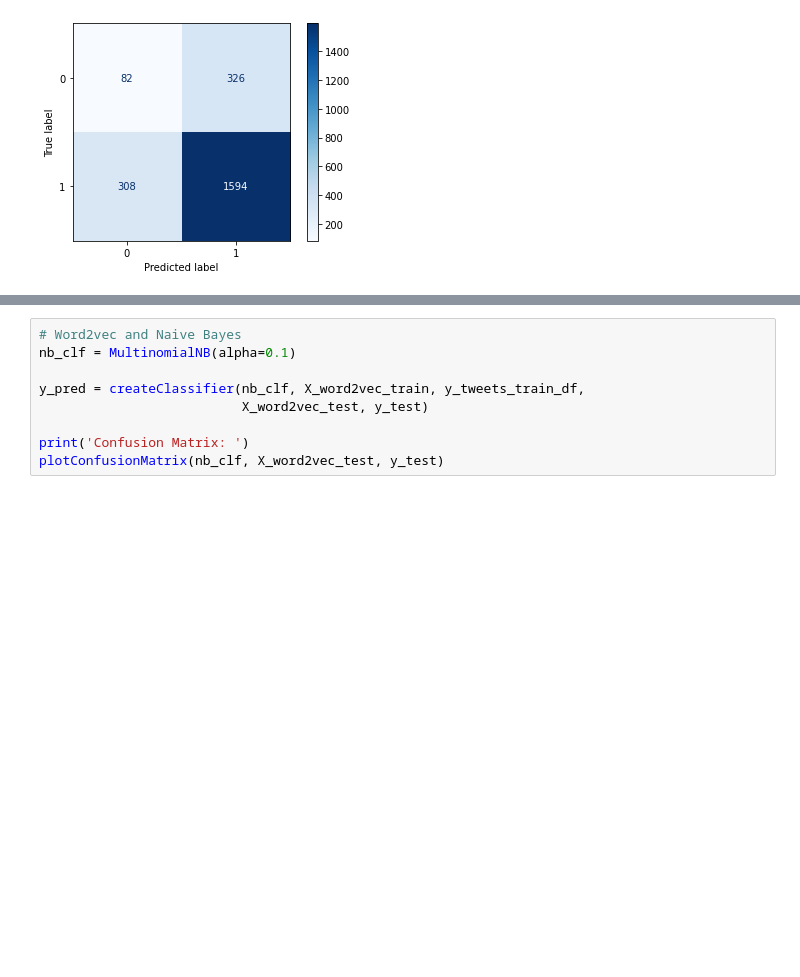
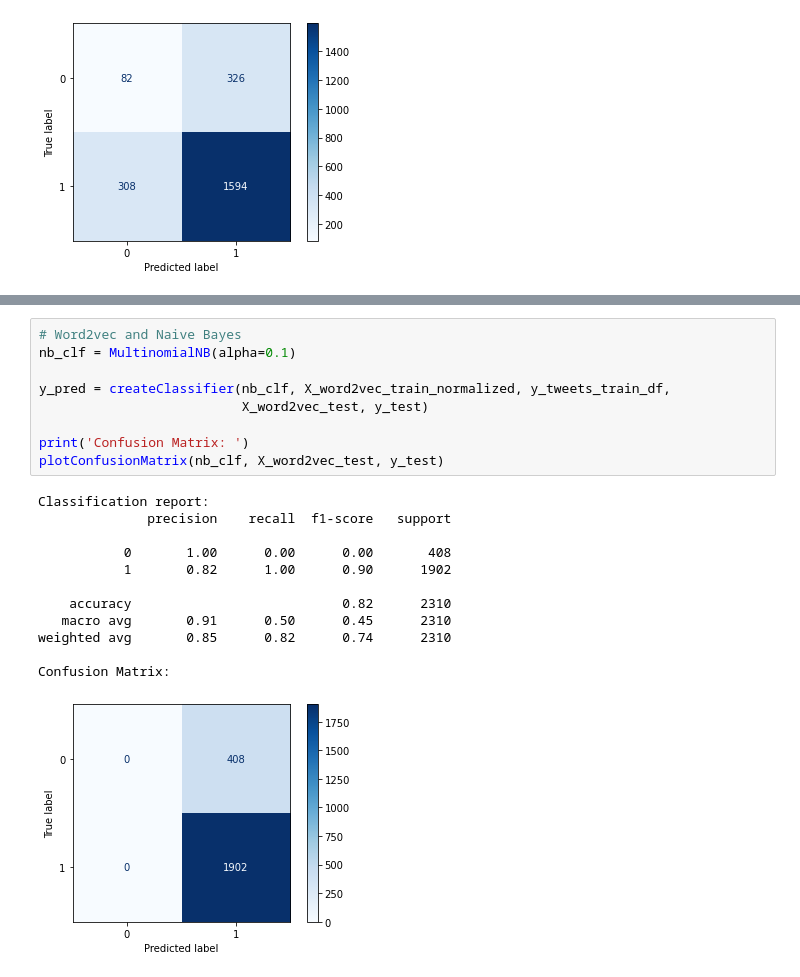
Before and after one commit to mayarachew/IronyDetectionInTweets, a Jupyter notebook: irony_detection_experiment_2.ipynb, the cells around one changed output, grey strips where cells are left out. Saved outputs shown, nothing was run; the diff lists cells and outputs as text; blank space fills up the shorter version.

```diff
--- a/irony_detection_experiment_2.ipynb
+++ b/irony_detection_experiment_2.ipynb
@@ -404,12 +435,25 @@ plotConfusionMatrix(nb_clf, X_tfidf_test, y_test)
 # %%
 # Word2vec and Naive Bayes
 nb_clf = MultinomialNB(alpha=0.1)
 
-y_pred = createClassifier(nb_clf, X_word2vec_train, y_tweets_train_df,
+y_pred = createClassifier(nb_clf, X_word2vec_train_normalized, y_tweets_train_df,
                           X_word2vec_test, y_test)
 
 print('Confusion Matrix: ')
 plotConfusionMatrix(nb_clf, X_word2vec_test, y_test)
+# %% [output]
+Classification report:
+              precision    recall  f1-score   support
+
+           0       1.00      0.00      0.00       408
+           1       0.82      1.00      0.90      1902
+
+    accuracy                           0.82      2310
+   macro avg       0.91      0.50      0.45      2310
+weighted avg       0.85      0.82      0.74      2310
+
+Confusion Matrix:
+[figure, added]
 # %%
 # Word2vec and Support Vector Machine
 svm_clf = SVC(kernel='linear', C=100)
```
Also changed, not shown: parts of 5 cells of this notebook.
